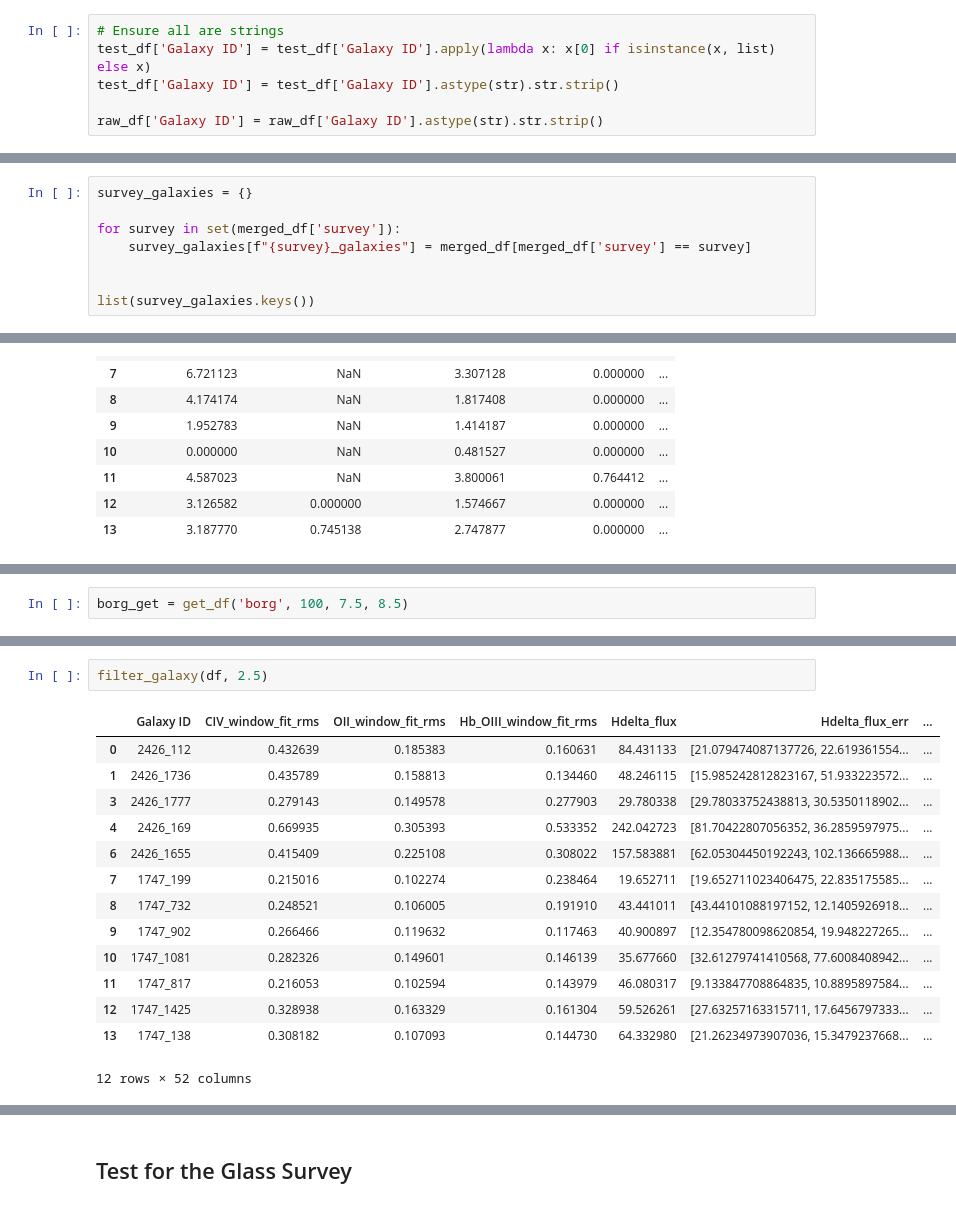
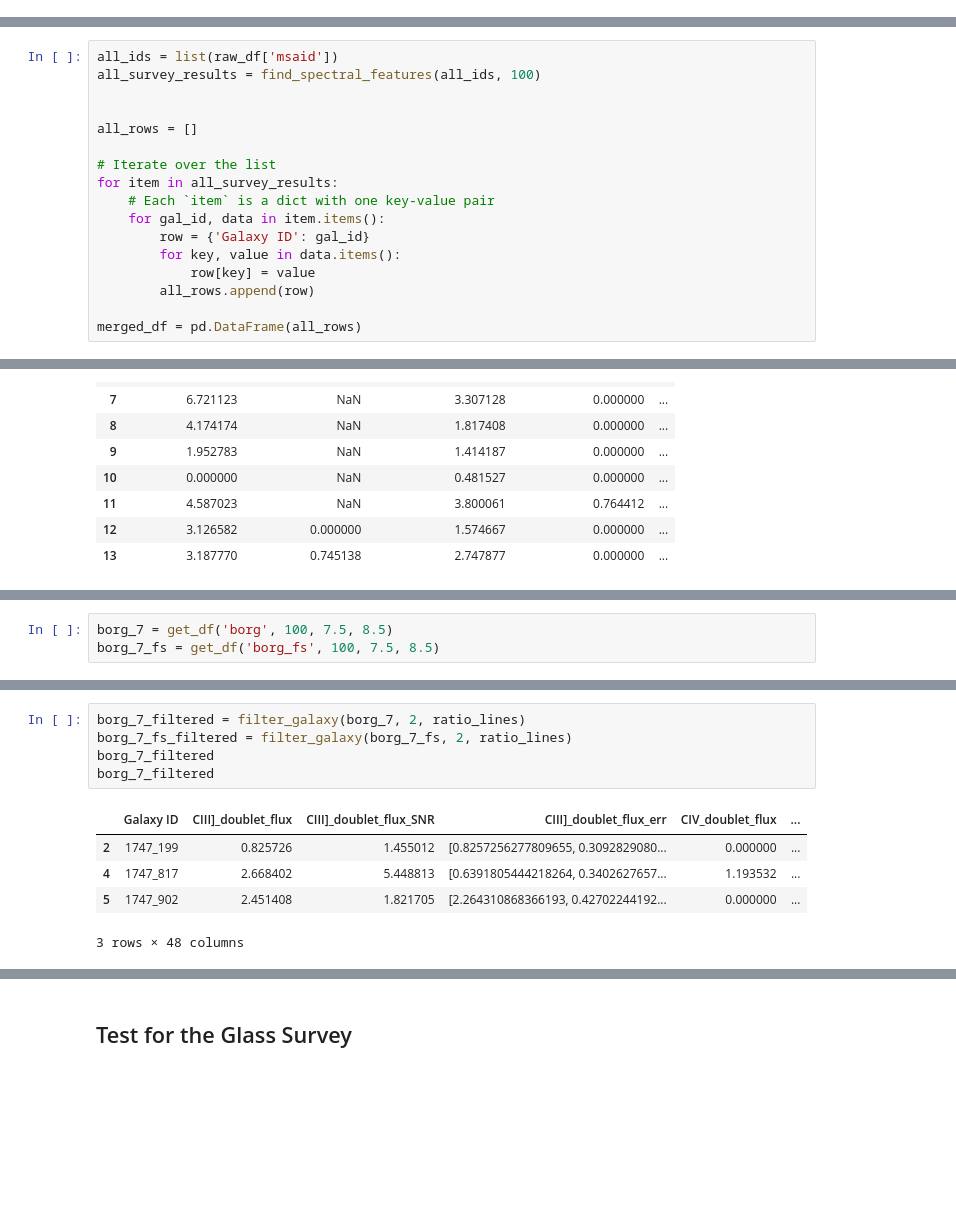
Before and after one commit to Isaiahmt0904/AGN-Classification-Project, a Jupyter notebook: SNR.ipynb, the cells around one changed output, grey strips where cells are left out. Saved outputs shown, nothing was run; the diff lists cells and outputs as text; blank space fills up the shorter version.

Commit message:
Updated SNR Code (Flux only) and BPT Plots for all surveys

```diff
--- a/SNR.ipynb
+++ b/SNR.ipynb
@@ -408,6 +370,0 @@ raw_df.rename(columns={'msaid':'Galaxy ID'}, inplace=True)
-# %%
-# Ensure all are strings
-test_df['Galaxy ID'] = test_df['Galaxy ID'].apply(lambda x: x[0] if isinstance(x, list) else x)
-test_df['Galaxy ID'] = test_df['Galaxy ID'].astype(str).str.strip()
-
-raw_df['Galaxy ID'] = raw_df['Galaxy ID'].astype(str).str.strip()
@@ -436,0 +371,17 @@ Length of Merged DF: 1364
+# %%
+all_ids = list(raw_df['msaid'])
+all_survey_results = find_spectral_features(all_ids, 100)
+
+
+all_rows = []
+
+# Iterate over the list
+for item in all_survey_results:
+    # Each `item` is a dict with one key-value pair
+    for gal_id, data in item.items():
+        row = {'Galaxy ID': gal_id}
+        for key, value in data.items():
+            row[key] = value
+        all_rows.append(row)
+
+merged_df = pd.DataFrame(all_rows)
@@ -505,10 +549,2 @@ merged_df.to_csv('Test_Dataframe.csv', index = False)
 # %% [markdown]
 # Bin Making
-# %%
-survey_galaxies = {}
-
-for survey in set(merged_df['survey']):
-    survey_galaxies[f"{survey}_galaxies"] = merged_df[merged_df['survey'] == survey]
-
-
-list(survey_galaxies.keys())
@@ -720,5 +809,6 @@ def get_df(survey, num_bootstraps, z_min, z_max):
 # %%
-borg_get = get_df('borg', 100, 7.5, 8.5)
+borg_7 = get_df('borg', 100, 7.5, 8.5)
+borg_7_fs = get_df('borg_fs', 100, 7.5, 8.5)
 # %% [output]
 WARNING: The fit may be unsuccessful; check fit_info['message'] for more information. [astropy.modeling.fitting]
 RMS for 1747_1081 in CIV_window: 0.2823
@@ -837,17 +861,11 @@ def filter_galaxy(bin_df, SNR_filter, line_ratios):
 # %%
-filter_galaxy(df, 2.5)
+borg_7_filtered = filter_galaxy(borg_7, 2, ratio_lines)
+borg_7_fs_filtered = filter_galaxy(borg_7_fs, 2, ratio_lines)
+borg_7_filtered
+borg_7_filtered
 # %% [output]
-|  | Galaxy ID | CIV_window_fit_rms | OII_window_fit_rms | Hb_OIII_window_fit_rms | Hdelta_flux | Hdelta_flux_err | ... |
-| 0 | 2426_112 | 0.432639 | 0.185383 | 0.160631 | 84.431133 | [21.079474087137726, 22.619361554... | ... |
-| 1 | 2426_1736 | 0.435789 | 0.158813 | 0.134460 | 48.246115 | [15.985242812823167, 51.933223572... | ... |
-| 3 | 2426_1777 | 0.279143 | 0.149578 | 0.277903 | 29.780338 | [29.78033752438813, 30.5350118902... | ... |
-| 4 | 2426_169 | 0.669935 | 0.305393 | 0.533352 | 242.042723 | [81.70422807056352, 36.2859597975... | ... |
-| 6 | 2426_1655 | 0.415409 | 0.225108 | 0.308022 | 157.583881 | [62.05304450192243, 102.136665988... | ... |
-| 7 | 1747_199 | 0.215016 | 0.102274 | 0.238464 | 19.652711 | [19.652711023406475, 22.835175585... | ... |
-| 8 | 1747_732 | 0.248521 | 0.106005 | 0.191910 | 43.441011 | [43.44101088197152, 12.1405926918... | ... |
-| 9 | 1747_902 | 0.266466 | 0.119632 | 0.117463 | 40.900897 | [12.354780098620854, 19.948227265... | ... |
-| 10 | 1747_1081 | 0.282326 | 0.149601 | 0.146139 | 35.677660 | [32.61279741410568, 77.6008408942... | ... |
-| 11 | 1747_817 | 0.216053 | 0.102594 | 0.143979 | 46.080317 | [9.133847708864835, 10.8895897584... | ... |
-| 12 | 1747_1425 | 0.328938 | 0.163329 | 0.161304 | 59.526261 | [27.63257163315711, 17.6456797333... | ... |
-| 13 | 1747_138 | 0.308182 | 0.107093 | 0.144730 | 64.332980 | [21.26234973907036, 15.3479237668... | ... |
+|  | Galaxy ID | CIII]_doublet_flux | CIII]_doublet_flux_SNR | CIII]_doublet_flux_err | CIV_doublet_flux | ... |
+| 2 | 1747_199 | 0.825726 | 1.455012 | [0.8257256277809655, 0.3092829080... | 0.000000 | ... |
+| 4 | 1747_817 | 2.668402 | 5.448813 | [0.6391805444218264, 0.3402627657... | 1.193532 | ... |
+| 5 | 1747_902 | 2.451408 | 1.821705 | [2.264310868366193, 0.42702244192... | 0.000000 | ... |
-12 rows × 52 columns
+3 rows × 48 columns
```
Also changed, not shown: parts of 64 cells of this notebook, 1 other file.
